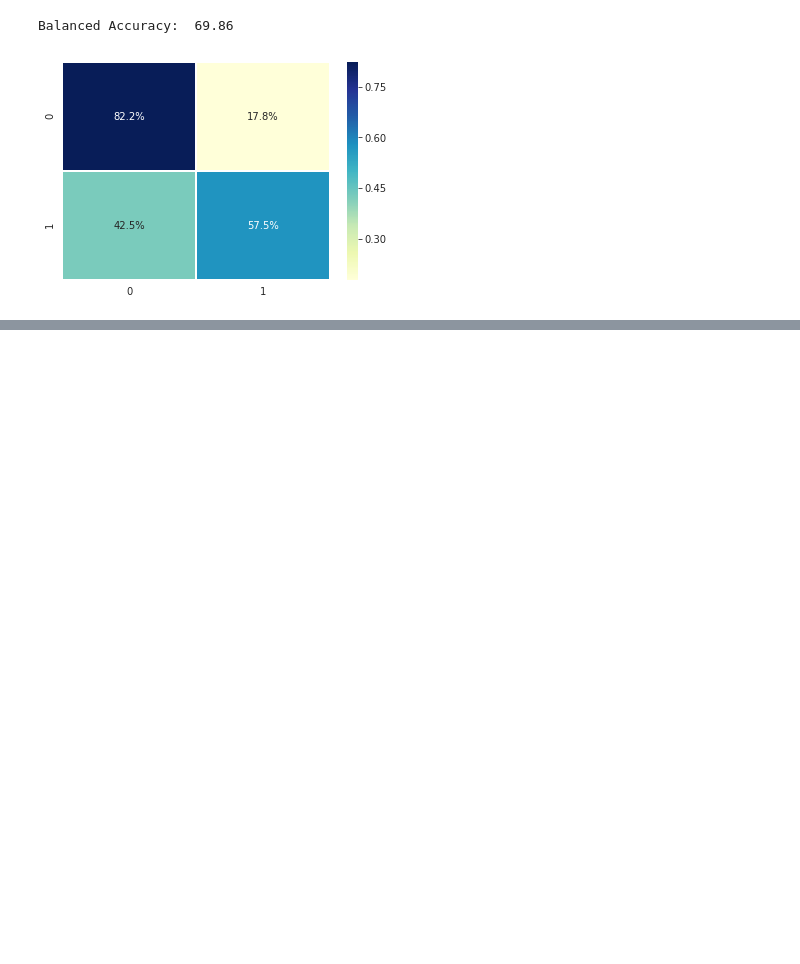
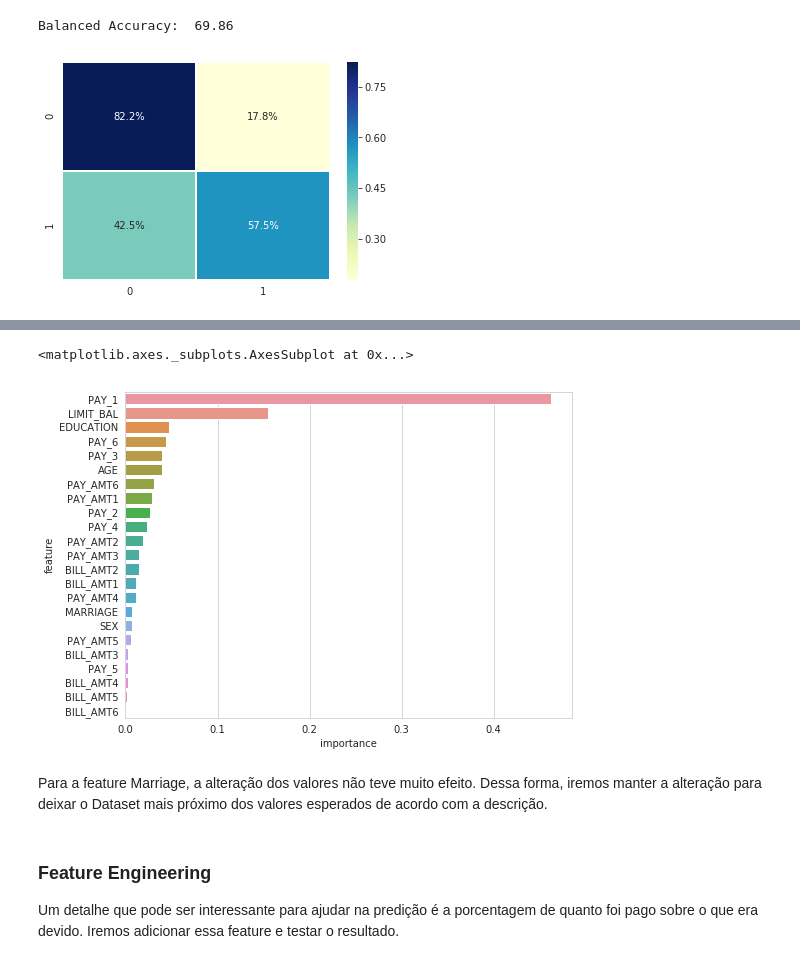
Before and after one commit to tmiessa/mdc-defaultcredit, a Jupyter notebook: mdc_defaultcredit.ipynb, the cells around one changed output, grey strips where cells are left out. Drawn from its saved outputs; the diff is of its cells as text; code cells hidden in the pictures; blank space fills up the shorter version.

```diff
--- a/mdc_defaultcredit.ipynb
+++ b/mdc_defaultcredit.ipynb
@@ -358,0 +494,16 @@ Balanced Accuracy:  69.86
+# %%
+feature_importances = pd.DataFrame({ 'feature': x_train.columns, 'importance': gbm.feature_importances_})
+feature_importances.sort_values('importance', ascending=False, inplace=True)
+
+sns.set_style("whitegrid")
+plt.figure(figsize=(8,6))
+sns.barplot(feature_importances.importance,feature_importances.feature)
+# %% [output]
+<matplotlib.axes._subplots.AxesSubplot at 0x...>
+[figure, added]
+# %% [markdown]
+Para a feature Marriage, a alteração dos valores não teve muito efeito. Dessa forma, iremos manter a alteração para deixar o Dataset mais próximo dos valores esperados de acordo com a descrição.
+# %% [markdown]
+### Feature Engineering
+
+Um detalhe que pode ser interessante para ajudar na predição é a porcentagem de quanto foi pago sobre o que era devido. Iremos adicionar essa feature e testar o resultado.
```
Also changed, not shown: parts of 23 cells of this notebook.
